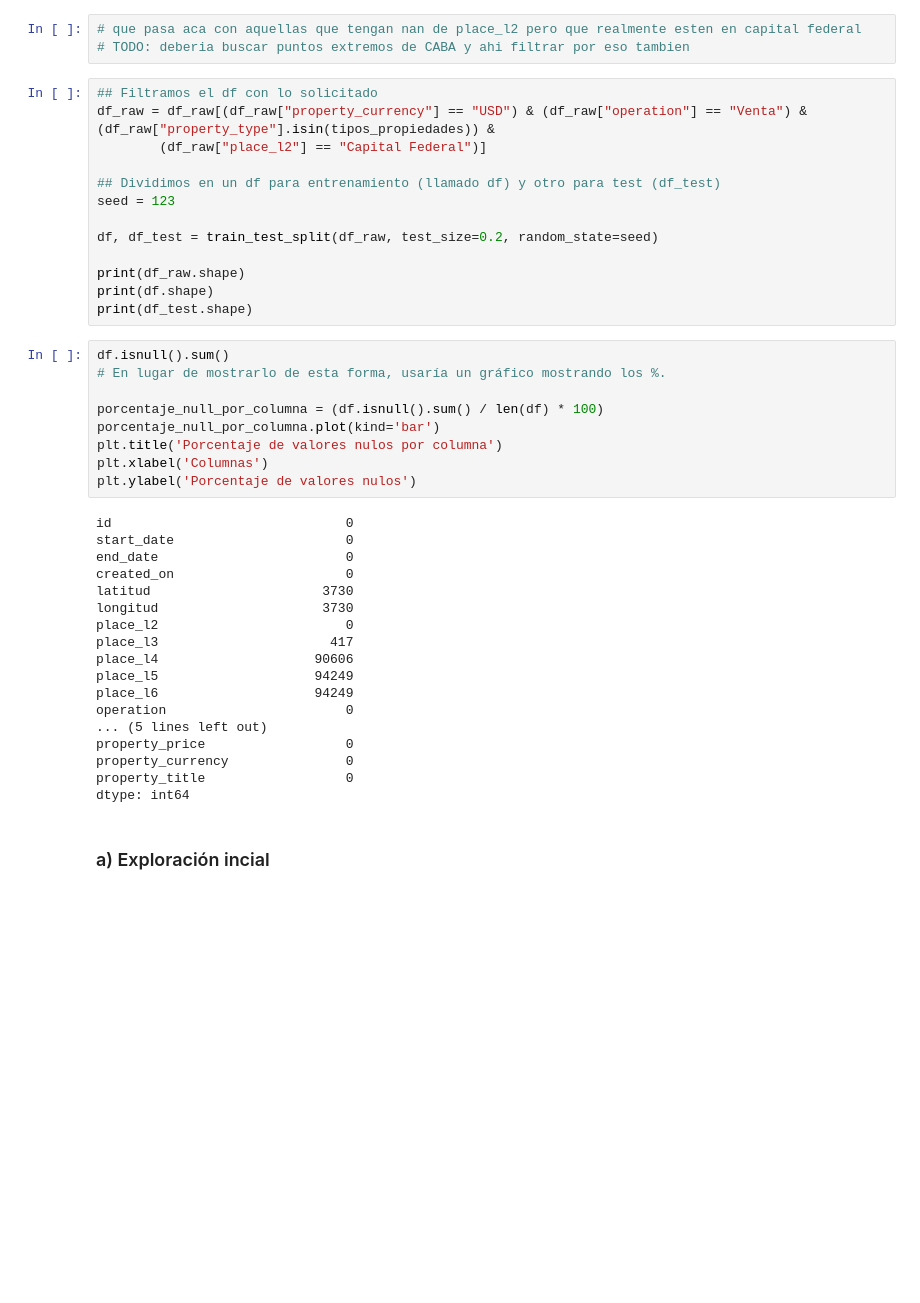
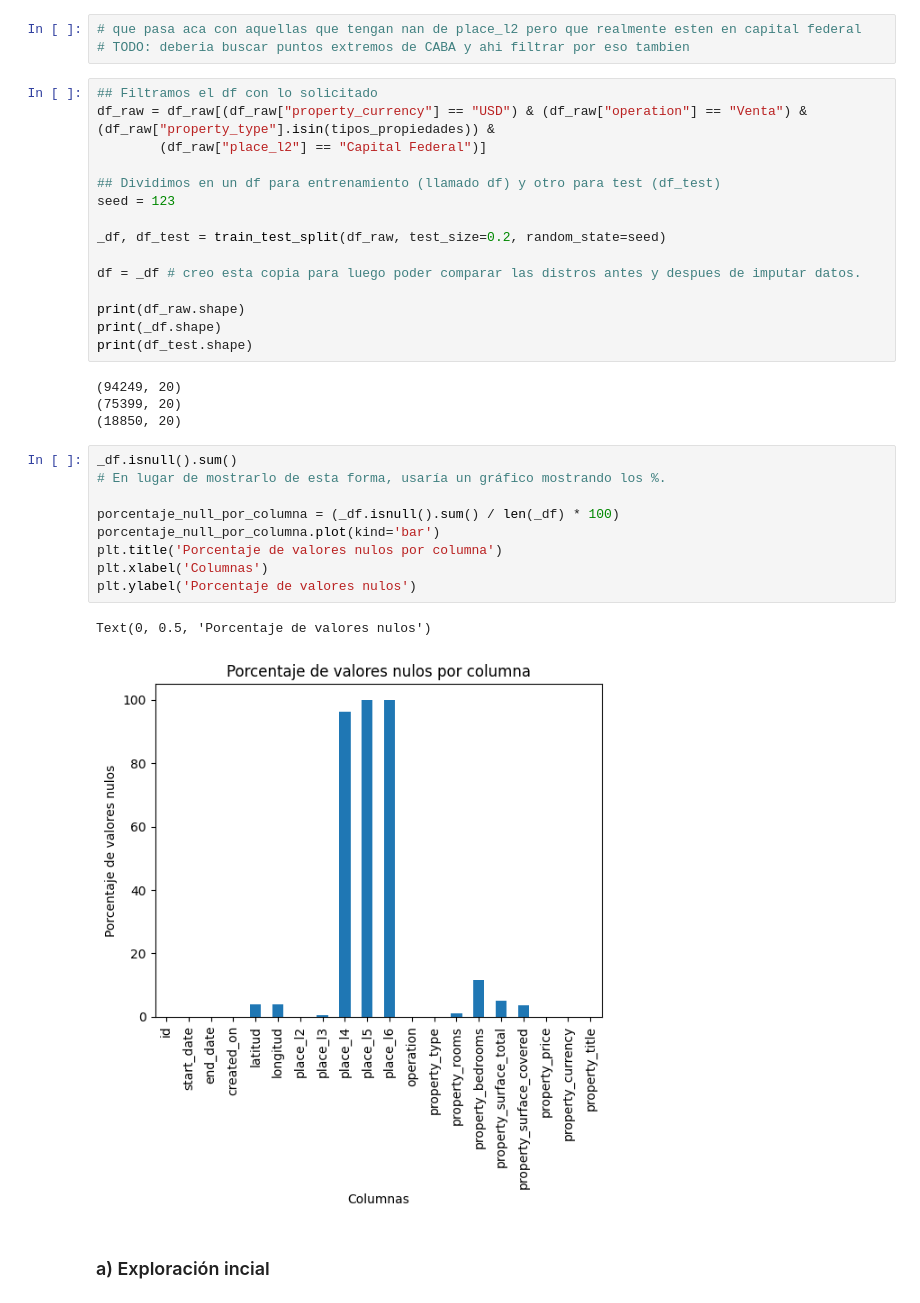
Before and after one commit to Taielmolina01/7506R-1C2024-GRUPO01, a Jupyter notebook: TP1/7506R_TP1_GRUPO01_ENTREGA.ipynb, the cells around one changed output. Saved outputs shown, nothing was run; the diff lists cells and outputs as text; blank space fills up the shorter version.

```diff
--- a/TP1/7506R_TP1_GRUPO01_ENTREGA.ipynb
+++ b/TP1/7506R_TP1_GRUPO01_ENTREGA.ipynb
@@ -131,38 +135,29 @@ df_raw = df_raw[(df_raw["property_currency"] == "USD") & (df_raw["operation"] ==
 ## Dividimos en un df para entrenamiento (llamado df) y otro para test (df_test)
 seed = 123
 
-df, df_test = train_test_split(df_raw, test_size=0.2, random_state=seed)
+_df, df_test = train_test_split(df_raw, test_size=0.2, random_state=seed)
+
+df = _df # creo esta copia para luego poder comparar las distros antes y despues de imputar datos.
 
 print(df_raw.shape)
-print(df.shape)
+print(_df.shape)
 print(df_test.shape)
+# %% [output]
+(94249, 20)
+(75399, 20)
+(18850, 20)
 # %%
-df.isnull().sum()
+_df.isnull().sum()
 # En lugar de mostrarlo de esta forma, usaría un gráfico mostrando los %.
 
-porcentaje_null_por_columna = (df.isnull().sum() / len(df) * 100)
+porcentaje_null_por_columna = (_df.isnull().sum() / len(_df) * 100)
 porcentaje_null_por_columna.plot(kind='bar')
 plt.title('Porcentaje de valores nulos por columna')
 plt.xlabel('Columnas')
 plt.ylabel('Porcentaje de valores nulos')
 # %% [output]
-id                              0
-start_date                      0
-end_date                        0
-created_on                      0
-latitud                      3730
-longitud                     3730
-place_l2                        0
-place_l3                      417
-place_l4                    90606
-place_l5                    94249
-place_l6                    94249
-operation                       0
-... (5 lines left out)
-property_price                  0
-property_currency               0
-property_title                  0
-dtype: int64
+Text(0, 0.5, 'Porcentaje de valores nulos')
+[figure, added]
 # %% [markdown]
 ### a) Exploración incial
 # %% [markdown]
```
Also changed, not shown: parts of 60 cells of this notebook.
